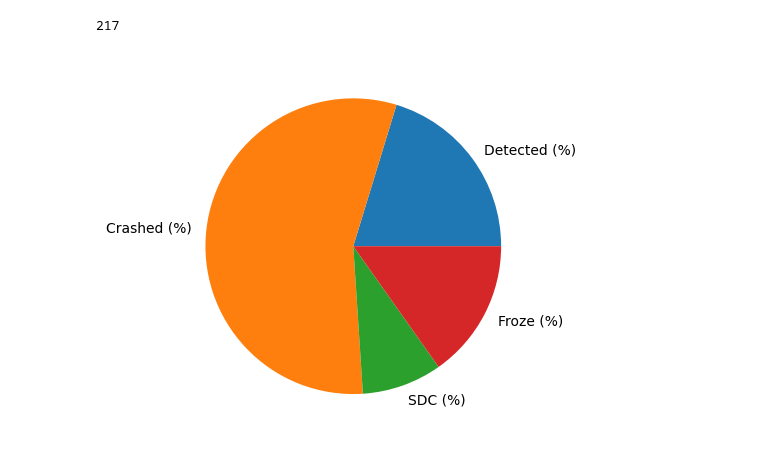
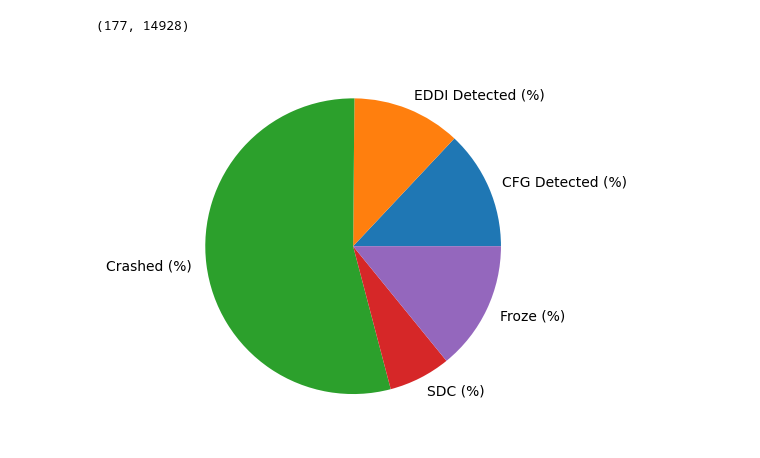
Before and after one commit to davidebaroffio-polimi/stm32l152ret6-project, a Jupyter notebook: Testing/data_analysis_m.ipynb, the cells around one changed output. Drawn from its saved outputs; the diff is of its cells as text; code cells hidden in the pictures.

```diff
--- a/Testing/data_analysis_m.ipynb
+++ b/Testing/data_analysis_m.ipynb
@@ -34,17 +49,18 @@ sz_df_errcodes = df_errcodes.size()
 # %%
-num_crash = sz_df_errcodes[-1]      # crash     = -1
-num_silent = sz_df_errcodes[-2]     # sdc       = -2
-num_freeze = sz_df_errcodes[-3]     # froze     = -3 (stuck into an infinite loop)
-num_detect = sz_df_errcodes[1]      # detect    =  1
+num_crash = sz_df_errcodes[-1]           # crash     = -1
+num_silent = sz_df_errcodes[-2]          # sdc       = -2
+num_freeze = sz_df_errcodes[-3]          # froze     = -3 (stuck into an infinite loop)
+num_detect_eddi = sz_df_errcodes[1]      # eddi detect    =  1
+num_detect_cfgv = sz_df_errcodes[2]      # cfgi detect    = 2
 
-tot_faults = num_crash + num_silent + num_freeze + num_detect
+tot_faults = num_crash + num_silent + num_freeze + num_detect_cfgv + num_detect_eddi
 # %%
-tot_faults
+tot_faults, sz_tot
 # %% [output]
-217
+(177, 14928)
 # %%
-labels = 'Detected (%)','Crashed (%)','SDC (%)', 'Froze (%)'
-plt.pie([num_detect/tot_faults, num_crash/tot_faults, num_silent/tot_faults, num_freeze/tot_faults], labels = labels)
+labels = 'CFG Detected (%)', 'EDDI Detected (%)', 'Crashed (%)','SDC (%)', 'Froze (%)'
+plt.pie([num_detect_cfgv/tot_faults, num_detect_eddi/tot_faults, num_crash/tot_faults, num_silent/tot_faults, num_freeze/tot_faults], labels = labels)
 plt.show()
 # %% [output]
-[figure, old version]
+[figure, new version]
```
Also changed, not shown: parts of 12 cells of this notebook, 3 other files.
